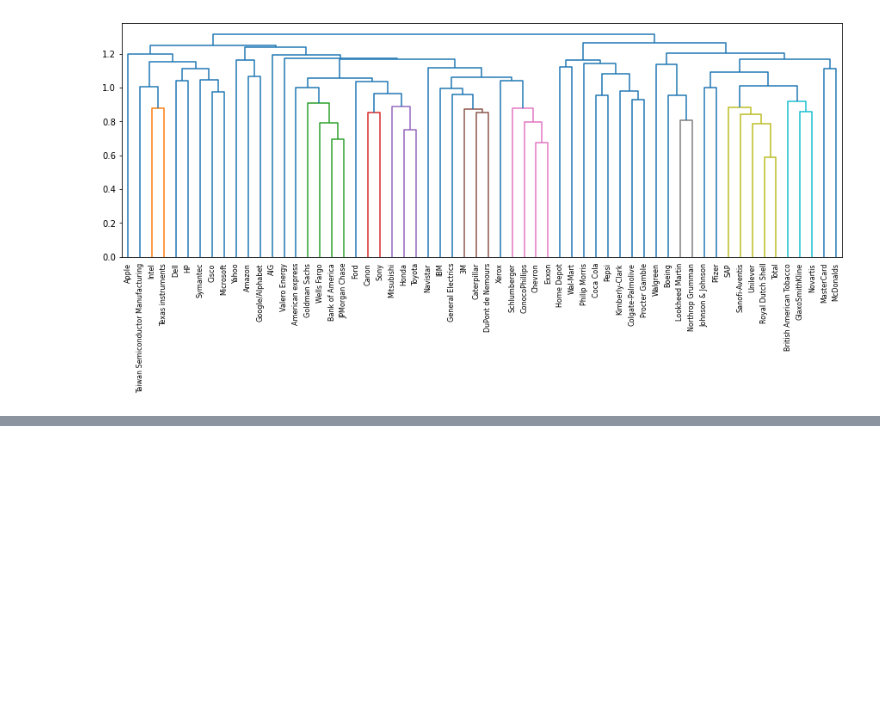
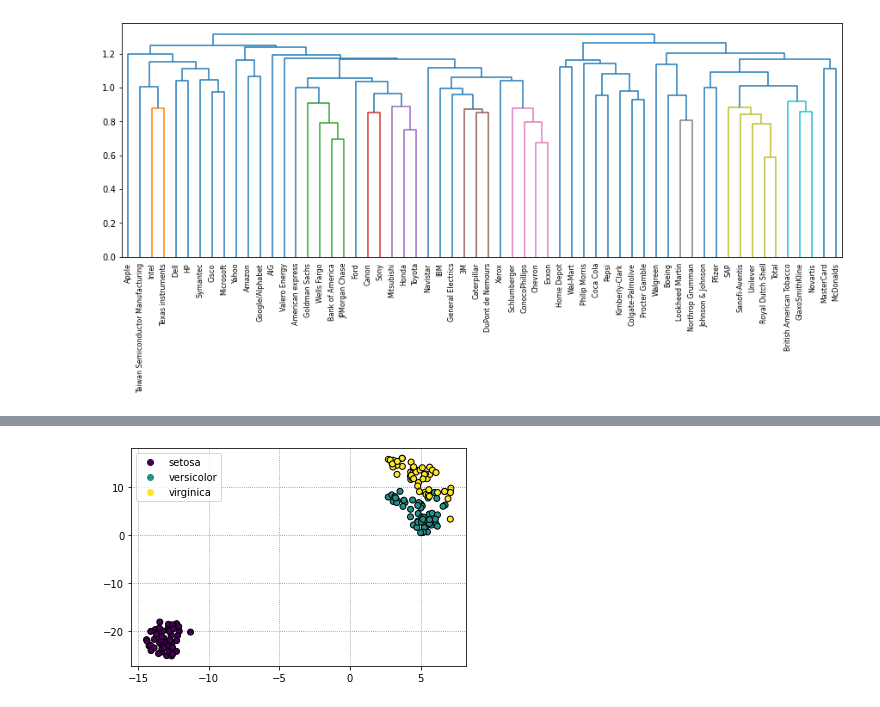
Before and after one commit to kbantoec/unsupervised_learning, a Jupyter notebook: clustering_for_dataset_exploration.ipynb, the cells around one changed output, grey strips where cells are left out. Saved outputs shown, nothing was run; the diff lists cells and outputs as text; code cells hidden in the pictures; blank space fills up the shorter version.

```diff
--- a/clustering_for_dataset_exploration.ipynb
+++ b/clustering_for_dataset_exploration.ipynb
@@ -743,0 +803,11 @@ We can produce great visualizations such as this with hierarchical clustering, b
+# %%
+model = TSNE(learning_rate=100)
+tsne_features: ndarray = model.fit_transform(iris.data)
+xs: ndarray = tsne_features[:, 0]
+ys: ndarray = tsne_features[:, 1]
+scatter = plt.scatter(xs, ys, c=iris.target, edgecolor='k')
+plt.grid(True, c='k', ls=':', alpha=0.5)
+plt.legend(*scatter.legend_elements()[:-1], iris.target_names)
+plt.show()
+# %% [output]
+[figure, added]
```
Also changed, not shown: parts of 26 cells of this notebook.
